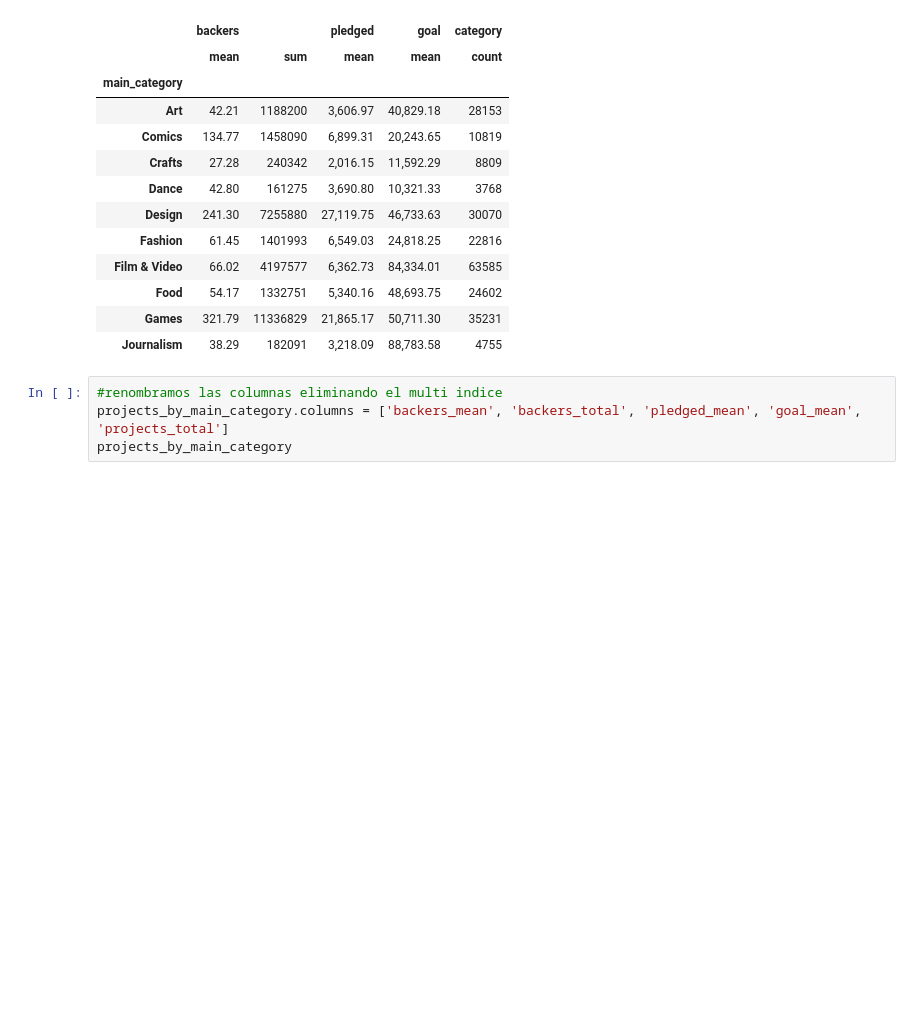
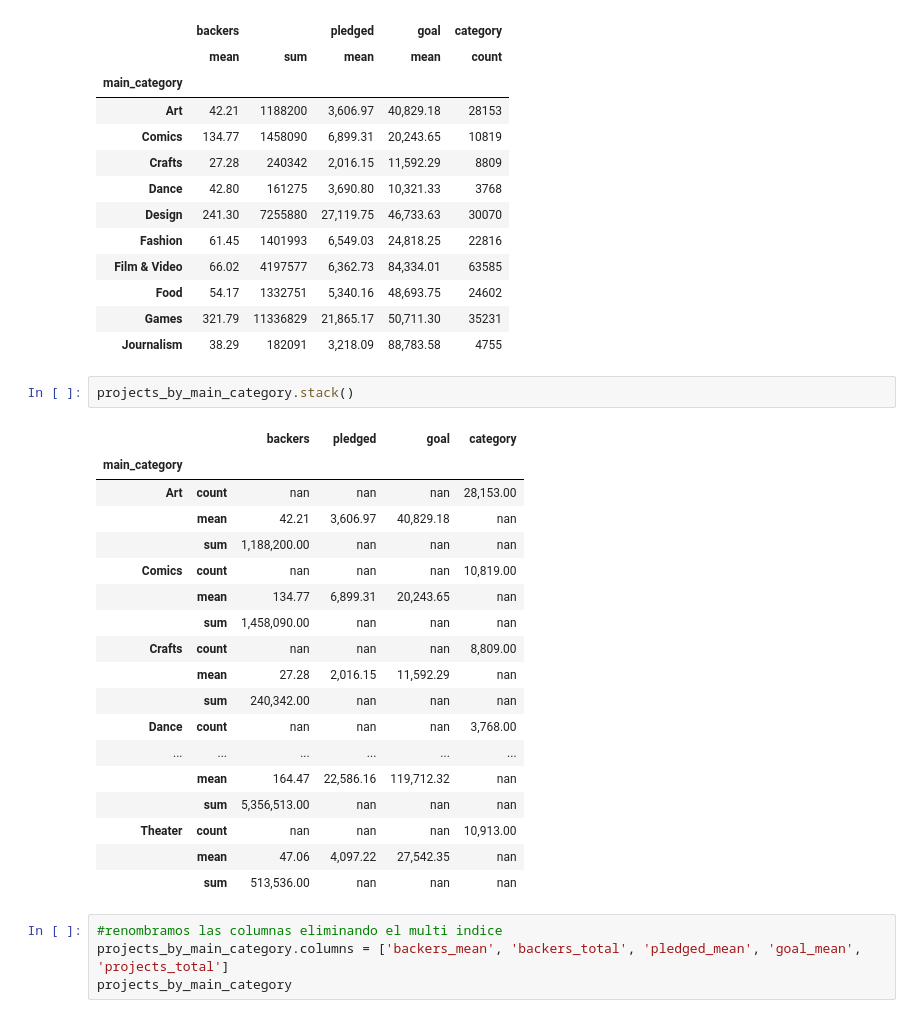
Before and after one commit to idontdomath/datos-exploratory-data-analysis, a Jupyter notebook: 2020-01/01-kickstarter-projects-stack-unstack-pivot.ipynb, the cells around one changed output. Cells and saved outputs as stored; diff of their text form; blank space fills up the shorter version.

```diff
--- a/2020-01/01-kickstarter-projects-stack-unstack-pivot.ipynb
+++ b/2020-01/01-kickstarter-projects-stack-unstack-pivot.ipynb
@@ -479,6 +475,27 @@ projects_by_main_category.head(10)
 | Food | 54.17 | 1332751 | 5,340.16 | 48,693.75 | 24602 |
 | Games | 321.79 | 11336829 | 21,865.17 | 50,711.30 | 35231 |
 | Journalism | 38.29 | 182091 | 3,218.09 | 88,783.58 | 4755 |
+# %%
+projects_by_main_category.stack()
+# %% [output]
+|  |  | backers | pledged | goal | category |
+| main_category |  |  |  |  |  |
+| Art | count | nan | nan | nan | 28,153.00 |
+|  | mean | 42.21 | 3,606.97 | 40,829.18 | nan |
+|  | sum | 1,188,200.00 | nan | nan | nan |
+| Comics | count | nan | nan | nan | 10,819.00 |
+|  | mean | 134.77 | 6,899.31 | 20,243.65 | nan |
+|  | sum | 1,458,090.00 | nan | nan | nan |
+| Crafts | count | nan | nan | nan | 8,809.00 |
+|  | mean | 27.28 | 2,016.15 | 11,592.29 | nan |
+|  | sum | 240,342.00 | nan | nan | nan |
+| Dance | count | nan | nan | nan | 3,768.00 |
+| ... | ... | ... | ... | ... | ... |
+|  | mean | 164.47 | 22,586.16 | 119,712.32 | nan |
+|  | sum | 5,356,513.00 | nan | nan | nan |
+| Theater | count | nan | nan | nan | 10,913.00 |
+|  | mean | 47.06 | 4,097.22 | 27,542.35 | nan |
+|  | sum | 513,536.00 | nan | nan | nan |
 # %%
 #renombramos las columnas eliminando el multi indice
 projects_by_main_category.columns = ['backers_mean', 'backers_total', 'pledged_mean', 'goal_mean', 'projects_total']
```
Also changed, not shown: parts of 19 cells of this notebook, 1 other file.
